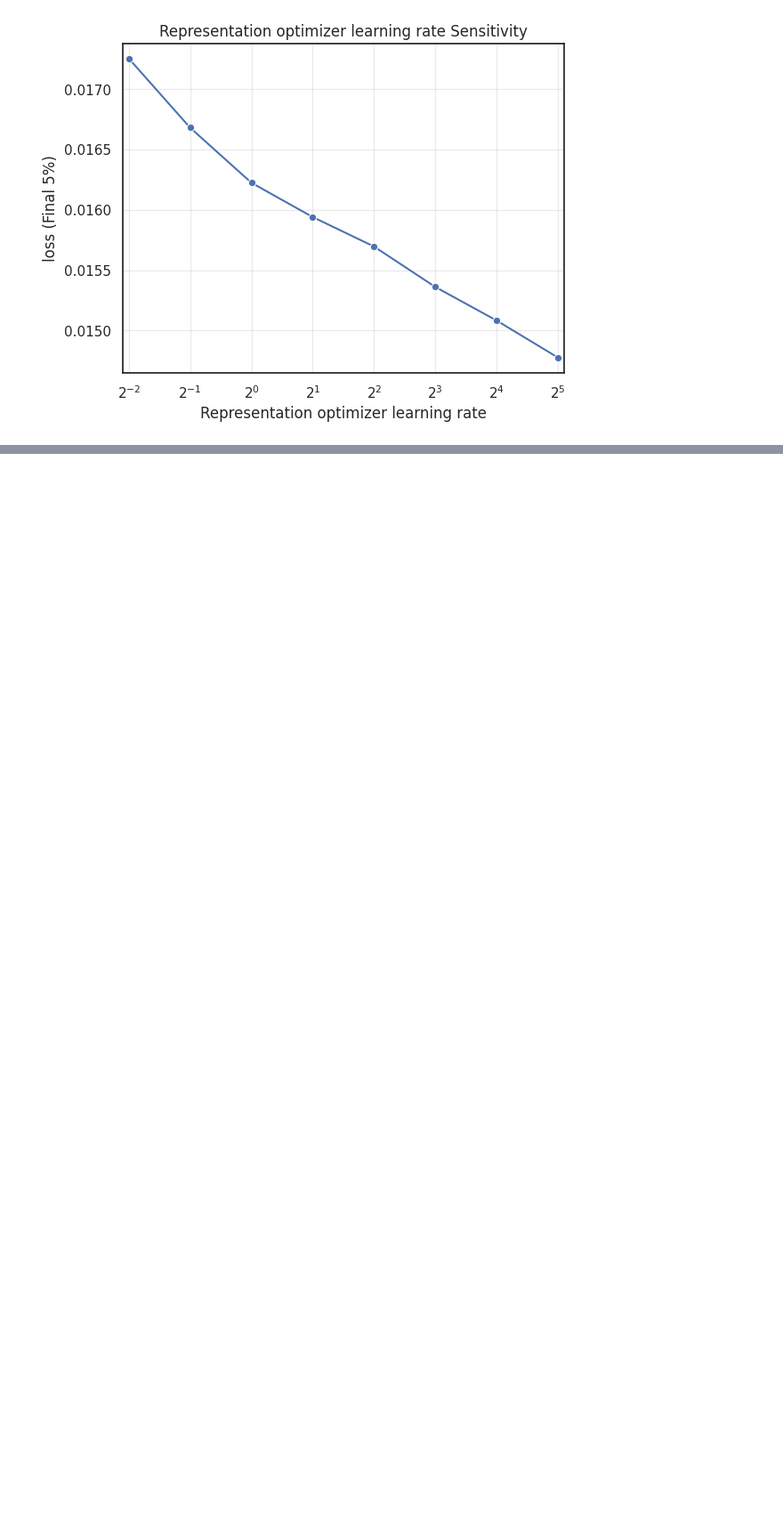
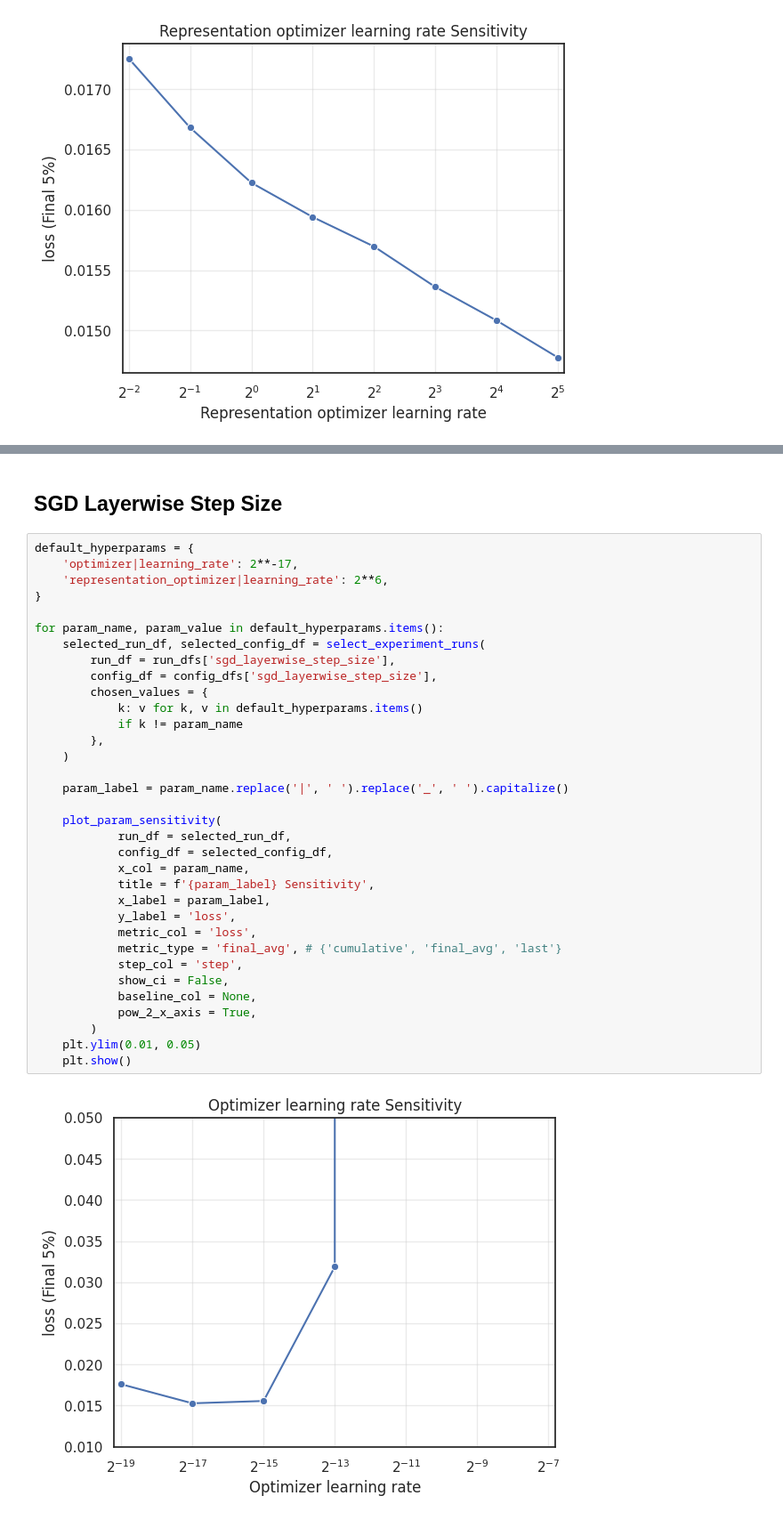
Before and after one commit to ejmejm/phd_research, a Jupyter notebook: phd/feature_search/analysis/paper_part_1_v1/sgd_baselines.ipynb, the cells around one changed output, grey strips where cells are left out. Shown at 89% size. Cells and saved outputs as stored; diff of their text form; blank space fills up the shorter version.

```diff
--- a/phd/feature_search/analysis/paper_part_1_v1/sgd_baselines.ipynb
+++ b/phd/feature_search/analysis/paper_part_1_v1/sgd_baselines.ipynb
@@ -673,0 +387,38 @@ for param_name, param_value in default_hyperparams.items():
+# %% [markdown]
+## SGD Layerwise Step Size
+# %%
+default_hyperparams = {
+    'optimizer|learning_rate': 2**-17,
+    'representation_optimizer|learning_rate': 2**6,
+}
+
+for param_name, param_value in default_hyperparams.items():
+    selected_run_df, selected_config_df = select_experiment_runs(
+        run_df = run_dfs['sgd_layerwise_step_size'],
+        config_df = config_dfs['sgd_layerwise_step_size'],
+        chosen_values = {
+            k: v for k, v in default_hyperparams.items()
+            if k != param_name
+        },
+    )
+
+    param_label = param_name.replace('|', ' ').replace('_', ' ').capitalize()
+
+    plot_param_sensitivity(
+            run_df = selected_run_df,
+            config_df = selected_config_df,
+            x_col = param_name,
+            title = f'{param_label} Sensitivity',
+            x_label = param_label,
+            y_label = 'loss',
+            metric_col = 'loss',
+            metric_type = 'final_avg', # {'cumulative', 'final_avg', 'last'}
+            step_col = 'step',
+            show_ci = False,
+            baseline_col = None,
+            pow_2_x_axis = True,
+        )
+    plt.ylim(0.01, 0.05)
+    plt.show()
+# %% [output]
+[figure, added]
```
Also changed, not shown: parts of 19 cells of this notebook, 3 other files.
